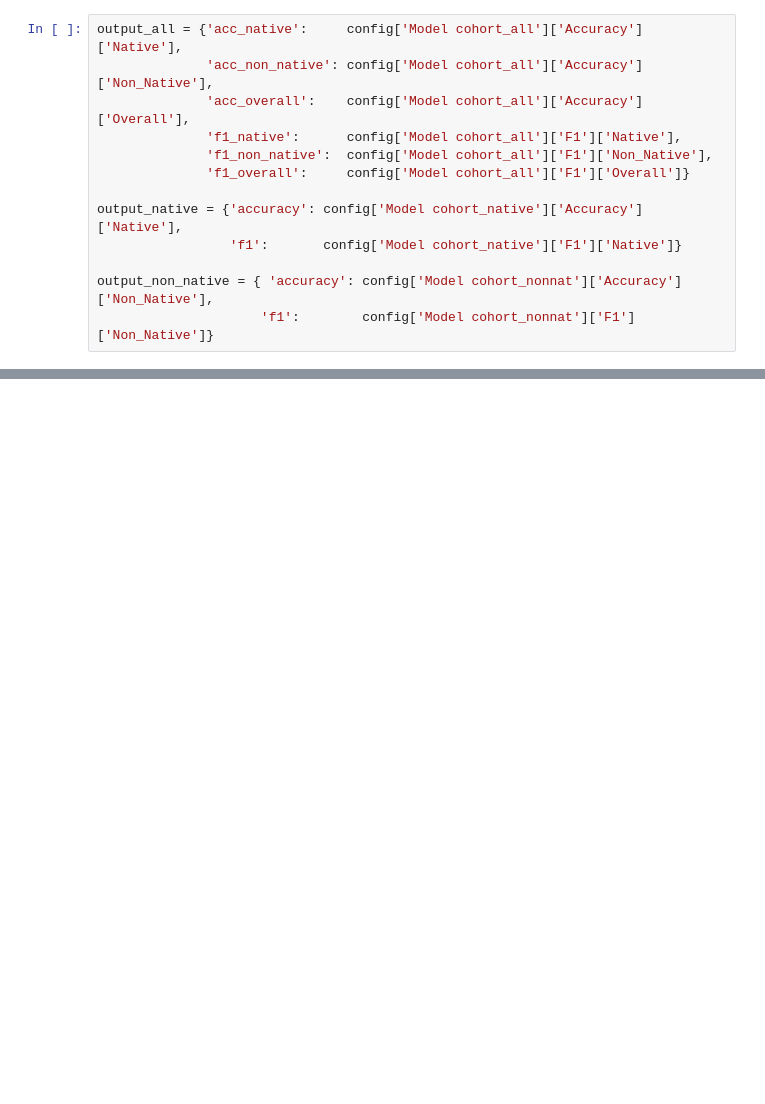
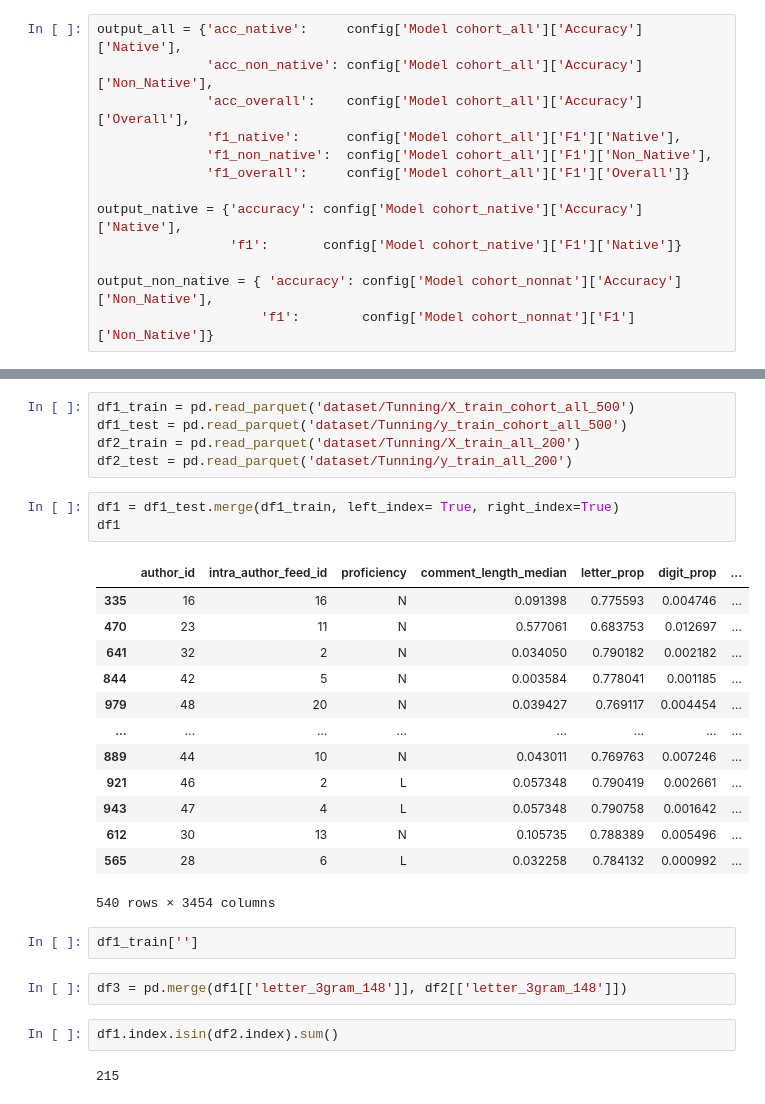
Before and after one commit to CS-433/project2-authclass, a Jupyter notebook: Arthur.ipynb, the cells around one changed output, grey strips where cells are left out. Drawn from its saved outputs; the diff is of its cells as text; blank space fills up the shorter version.

```diff
--- a/Arthur.ipynb
+++ b/Arthur.ipynb
@@ -745,0 +762,30 @@ inputs_df.head(21)
+# %%
+df1_train = pd.read_parquet('dataset/Tunning/X_train_cohort_all_500')
+df1_test = pd.read_parquet('dataset/Tunning/y_train_cohort_all_500')
+df2_train = pd.read_parquet('dataset/Tunning/X_train_all_200')
+df2_test = pd.read_parquet('dataset/Tunning/y_train_all_200')
+# %%
+df1 = df1_test.merge(df1_train, left_index= True, right_index=True)
+df1
+# %% [output]
+|  | author_id | intra_author_feed_id | proficiency | comment_length_median | letter_prop | digit_prop | ... |
+| 335 | 16 | 16 | N | 0.091398 | 0.775593 | 0.004746 | ... |
+| 470 | 23 | 11 | N | 0.577061 | 0.683753 | 0.012697 | ... |
+| 641 | 32 | 2 | N | 0.034050 | 0.790182 | 0.002182 | ... |
+| 844 | 42 | 5 | N | 0.003584 | 0.778041 | 0.001185 | ... |
+| 979 | 48 | 20 | N | 0.039427 | 0.769117 | 0.004454 | ... |
+| ... | ... | ... | ... | ... | ... | ... | ... |
+| 889 | 44 | 10 | N | 0.043011 | 0.769763 | 0.007246 | ... |
+| 921 | 46 | 2 | L | 0.057348 | 0.790419 | 0.002661 | ... |
+| 943 | 47 | 4 | L | 0.057348 | 0.790758 | 0.001642 | ... |
+| 612 | 30 | 13 | N | 0.105735 | 0.788389 | 0.005496 | ... |
+| 565 | 28 | 6 | L | 0.032258 | 0.784132 | 0.000992 | ... |
+540 rows × 3454 columns
+# %%
+df1_train['']
+# %%
+df3 = pd.merge(df1[['letter_3gram_148']], df2[['letter_3gram_148']])
+# %%
+df1.index.isin(df2.index).sum()
+# %% [output]
+215
```
Also changed, not shown: parts of 12 cells of this notebook, 2 other files.
